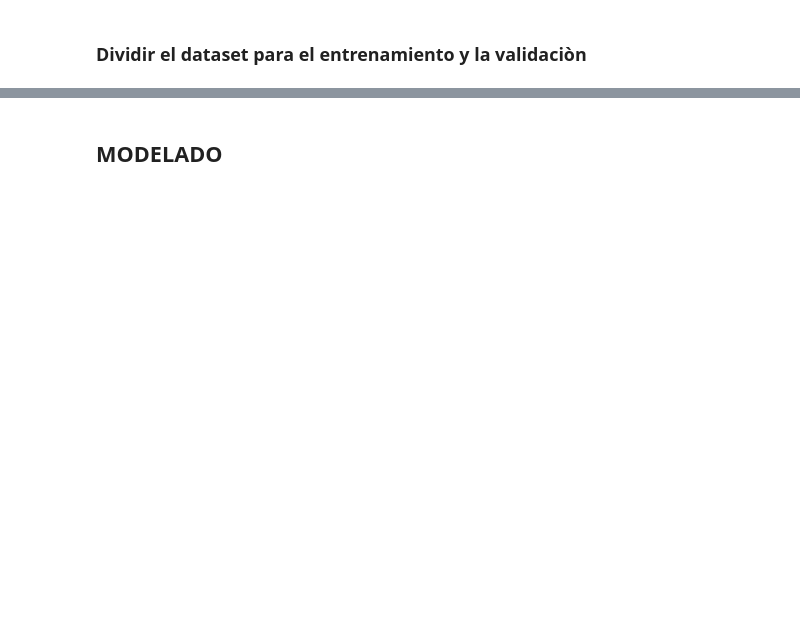
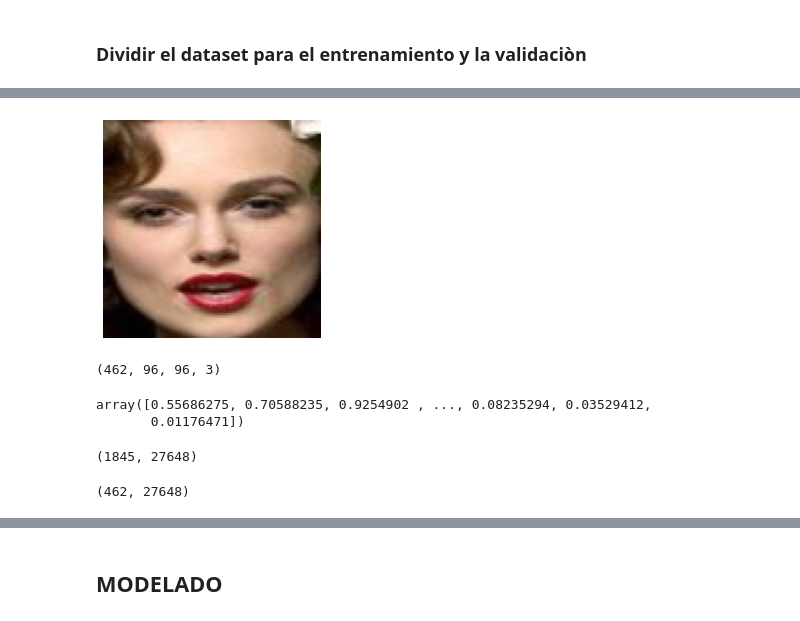
Before and after one commit to jolusafe5/GengerAndAgeDetectionNeuralNetwork, a Jupyter notebook: GenderModel.ipynb, the cells around one changed output, grey strips where cells are left out. Drawn from its saved outputs; the diff is of its cells as text; code cells hidden in the pictures; blank space fills up the shorter version.

```diff
--- a/GenderModel.ipynb
+++ b/GenderModel.ipynb
@@ -147 +248,13 @@ y_test = to_categorical(y_test,num_classes=2)
+# %%
+#Veamos una imagen del x_test #.astype('uint8')
+x_train_image=np.array(x_test[100],dtype='float32')
+plt.axis("off")
+plt.imshow(cv2.cvtColor(x_train_image, cv2.COLOR_BGR2RGB))
+plt.show()
+# %% [output]
+[figure, added]
+# %%
+x_test.shape
+# %% [output]
+(462, 96, 96, 3)
 # %%
@@ -150,0 +264,20 @@ aug = ImageDataGenerator(rotation_range=25,width_shift_range=0.1,
+# %%
+#Hacemos reshape al array RGB para tener un solo array que represente la imagen
+x_train.shape
+x_train=x_train.reshape(x_train.shape[0],x_train.shape[1]*x_train.shape[2]*x_train.shape[3])
+x_train[1]
+
+x_test.shape
+x_test=x_test.reshape(x_test.shape[0],x_test.shape[1]*x_test.shape[2]*x_test.shape[3])
+x_test[1]
+# %% [output]
+array([0.55686275, 0.70588235, 0.9254902 , ..., 0.08235294, 0.03529412,
+       0.01176471])
+# %%
+x_train.shape
+# %% [output]
+(1845, 27648)
+# %%
+x_test.shape
+# %% [output]
+(462, 27648)
```
Also changed, not shown: parts of 59 cells of this notebook, 4 other files.
